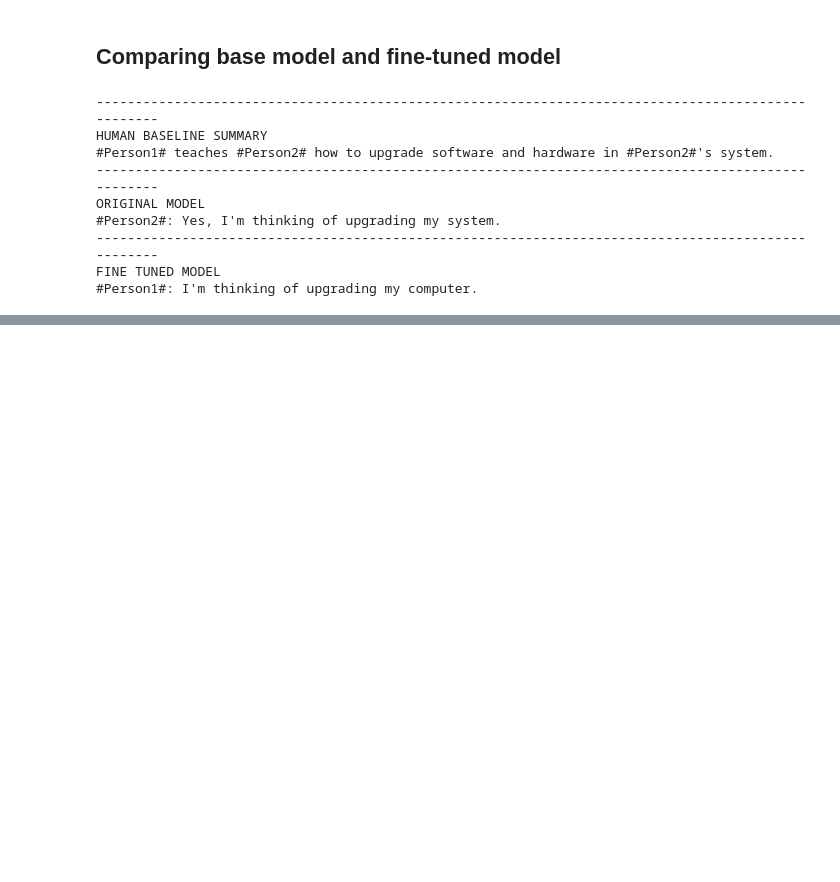
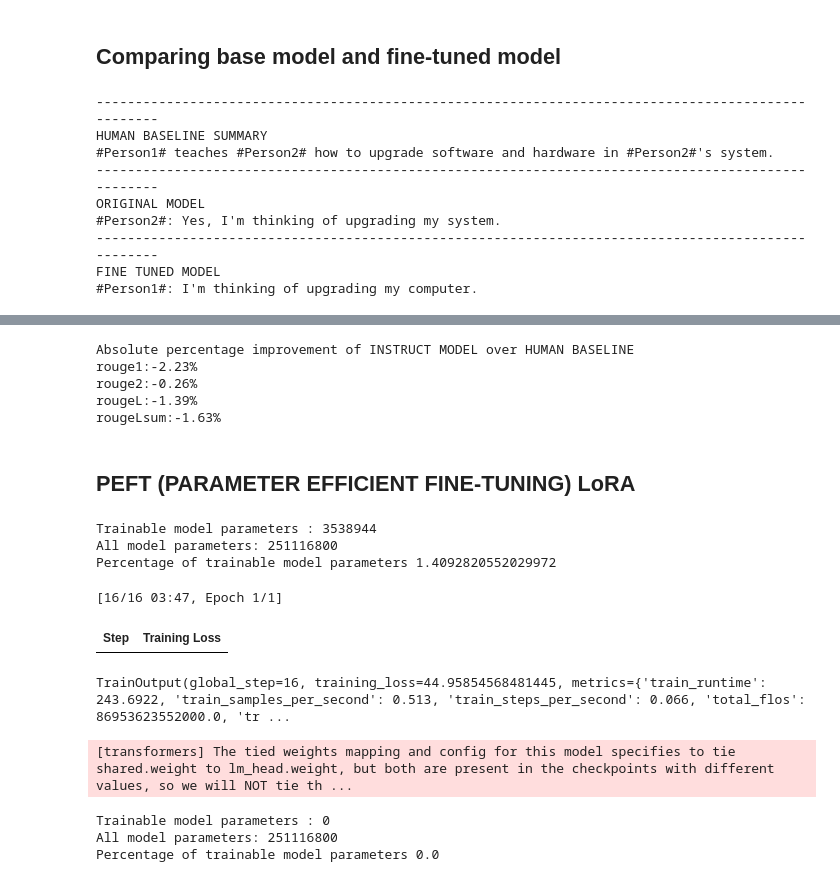
Before and after one commit to Rakshak-D/generative-ai, a Jupyter notebook: notebooks/fine_tuning.ipynb, the cells around one changed output, grey strips where cells are left out. Saved outputs shown, nothing was run; the diff lists cells and outputs as text; code cells hidden in the pictures; blank space fills up the shorter version.

```diff
--- a/notebooks/fine_tuning.ipynb
+++ b/notebooks/fine_tuning.ipynb
@@ -246,0 +321,14 @@ FINE TUNED MODEL
+# %%
+print("Absolute percentage improvement of INSTRUCT MODEL over HUMAN BASELINE")
+
+improvement=(np.array(list(instruct_model_results.values()))-np.array(list(original_model_results.values())))
+for key,value in zip(instruct_model_results.keys(),improvement):
+    print(f"{key}:{value*100:.2f}%")
+# %% [output]
+Absolute percentage improvement of INSTRUCT MODEL over HUMAN BASELINE
+rouge1:-2.23%
+rouge2:-0.26%
+rougeL:-1.39%
+rougeLsum:-1.63%
+# %% [markdown]
+## PEFT (PARAMETER EFFICIENT FINE-TUNING) LoRA
@@ -246,0 +337,42 @@ FINE TUNED MODEL
+# %%
+lora_config=LoraConfig(
+    r=32, #Rank
+    lora_alpha=32,
+    target_modules=["q","v"],
+    lora_dropout=0.5,
+    bias="none",
+    task_type=TaskType.SEQ_2_SEQ_LM #FLAN-T5
+)
+# %%
+peft_model=get_peft_model(original_model,lora_config)
+# %%
+print(print_number_of_trainable_model_parameters(peft_model))
+# %% [output]
+Trainable model parameters : 3538944
+All model parameters: 251116800
+Percentage of trainable model parameters 1.4092820552029972
+# %%
+output_dir=f"../data/peft-dialogue-summary-training-{str(int(time.time()))}"
+
+peft_training_args=TrainingArguments(
+    output_dir=output_dir,
+    num_train_epochs=1,
+    auto_find_batch_size=True,
+    learning_rate=1e-5,
+    logging_steps=100,
+    use_cpu=False,
+    bf16=True,
+    fp16=False,
+)
+
+peft_trainer=Trainer(
+    model=peft_model,
+    args=peft_training_args,
+    train_dataset=tokenized_datasets["train"]
+)
+# %%
+peft_trainer.train()
+# %% [output]
+[16/16 03:47, Epoch 1/1]
+| Step | Training Loss |
+TrainOutput(global_step=16, training_loss=44.95854568481445, metrics={'train_runtime': 243.6922, 'train_samples_per_second': 0.513, 'train_steps_per_second': 0.066, 'total_flos': 86953623552000.0, 'tr ...
@@ -246,0 +385,5 @@ FINE TUNED MODEL
+# %%
+peft_model_base=AutoModelForSeq2SeqLM.from_pretrained("google/flan-t5-base",dtype=torch.bfloat16)
+tokenizer=AutoTokenizer.from_pretrained("google/flan-t5-base")
+# %% [output]
+[transformers] The tied weights mapping and config for this model specifies to tie shared.weight to lm_head.weight, but both are present in the checkpoints with different values, so we will NOT tie th ...
@@ -246,0 +392,6 @@ FINE TUNED MODEL
+# %%
+print(print_number_of_trainable_model_parameters(peft_model))
+# %% [output]
+Trainable model parameters : 0
+All model parameters: 251116800
+Percentage of trainable model parameters 0.0
```
Also changed, not shown: parts of 23 cells of this notebook, 14 other files.
